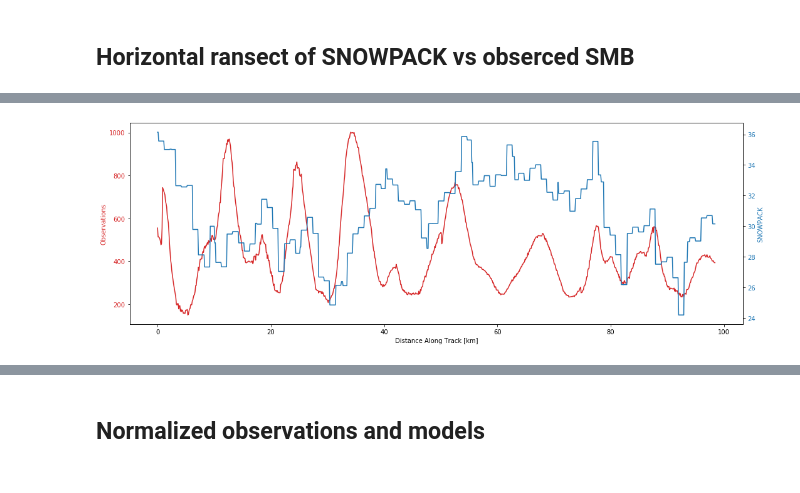
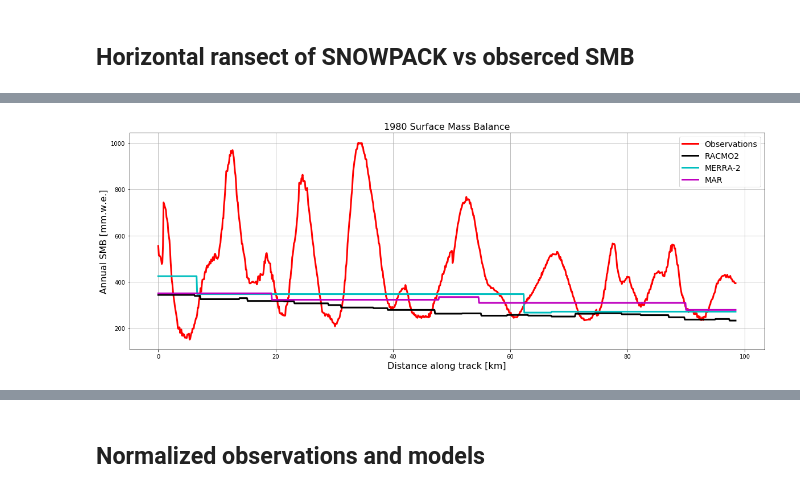
Before and after one commit to EricKeenan/SNOWPACK_WAIS, a Jupyter notebook: analysis/Modelled_vs_observed_SMB.ipynb, the cells around one changed output, grey strips where cells are left out. Cells and saved outputs as stored; diff of their text form; code cells hidden in the pictures.

```diff
--- a/analysis/Modelled_vs_observed_SMB.ipynb
+++ b/analysis/Modelled_vs_observed_SMB.ipynb
@@ -87,7 +88,7 @@ plt.scatter(domain_right, domain_top, c='r')
 ## Determine indices of observations which are in SNOWPACK model domain
 # %%
 # Function to get indices of observations inside of the model domain
-def get_domain_obs(obsX, obsY, obs_accum, domain_left, domain_right, domain_bottom, domain_top):
+def get_domain_obs(obsX, obsY, obs_accum, domain_left, domain_right, domain_bottom, domain_top, obs_lat, obs_lon):
     '''
     Find obs whose X and Y are:
         X: greater than domain_left and less than domain_right
@@ -97,6 +98,8 @@ def get_domain_obs(obsX, obsY, obs_accum, domain_left, domain_right, domain_bott
     obs_accum_filter = obs_accum[filter_func(obsX, obsY)]
     obsX_filter = obsX[filter_func(obsX, obsY)]
     obsY_filter = obsY[filter_func(obsX, obsY)]
+    obs_lat_filter = obs_lat[filter_func(obsX, obsY)]
+    obs_lon_filter = obs_lon[filter_func(obsX, obsY)]
 
-    return obsX_filter, obsY_filter, obs_accum_filter
+    return obsX_filter, obsY_filter, obs_accum_filter, obs_lat_filter, obs_lon_filter
 # %% [markdown]
@@ -104,3 +107,3 @@ def get_domain_obs(obsX, obsY, obs_accum, domain_left, domain_right, domain_bott
 # %%
 # Retrieve observations
-obs_X, obs_Y, obs_accumulation = get_domain_obs(obs_X, obs_Y, obs_accumulation, domain_left, domain_right, domain_bottom, domain_top)
+obs_X, obs_Y, obs_accumulation, obs_lat, obs_lon = get_domain_obs(obs_X, obs_Y, obs_accumulation, domain_left, domain_right, domain_bottom, domain_top, obs_lat, obs_lon)
@@ -156,3 +192,8 @@ Data variables:
+# %%
+MAR_path = "/pl/active/nasa_smb/MAR/MARv3.6.4-Antarctica/MERRA2/"
+MAR_smb = xr.open_dataset(MAR_path + "MAR-MERRA2_smb_1980-2015_annual.nc4")
+MAR_obs = MAR_smb['smb'][0,0,:,:].sel(x=obs_X/1000, y=obs_Y/1000, method='nearest')
+MAR_obs = MAR_obs.values.diagonal()
 # %% [markdown]
 ## Scatter plot of SNOWPACK and observed SMB
 # %%
@@ -163,6 +204,10 @@ plt.scatter(obs_accumulation, SNOWPACK_SMB)
 # %% [markdown]
 ## Horizontal ransect of SNOWPACK vs obserced SMB
 # %%
+# Calculate SNOWPACK multiplicative factor
+hy = 24*365 # Hours in a year
+snowpack_factor = hy / len(ds['time'])
+
 # Indices to plot
 ind0 = 1000
 indf = 2000
@@ -178,39 +223,35 @@ for j in range(ind0, indf):
     dat[count] = np.sqrt(np.square(obs_X[j] - x0) + np.square(obs_Y[j] - y0)) / 1000
 
 # Plot
-fig, ax1 = plt.subplots(figsize=(15,5))
+fig, ax1 = plt.subplots(figsize=(20,7))
+plt.plot(dat, 1000*obs_accumulation[indices], 'r', label='Observations', linewidth=3)
+# plt.plot(dat, snowpack_factor*SNOWPACK_SMB[indices], 'b', label='Alpine-3D', linewidth=3)
+plt.plot(dat, R2_obs[indices], 'k', label='RACMO2', linewidth=3)
+plt.plot(dat, M2_obs[indices], 'c', label='MERRA-2', linewidth=3)
+plt.plot(dat, MAR_obs[indices], 'm', label='MAR', linewidth=3)
+plt.legend(fontsize=14)
+plt.grid()
+plt.ylabel("Annual SMB [mm.w.e.]", fontsize=16)
+plt.xlabel("Distance along track [km]", fontsize=16)
+plt.title("1980 Surface Mass Balance", fontsize=16)
+plt.savefig('SMB_Transect.pdf', format='pdf', dpi=100)
 
-# Observations
-color = 'tab:red'
-ax1.set_ylabel('Observations', color=color)
-ax1.plot(dat, obs_accumulation[indices]*1000, color=color)
-ax1.tick_params(axis='y', labelcolor=color)
-ax2 = ax1.twinx()
+# # Plot elevation
+# plt.figure(figsize=(15,5))
+# plt.plot(dat, dem_obs[indices], label="Elevation")
+# plt.xlabel("Distance along track [km]")
+# plt.ylabel("Elevation [m]")
 
-# SNOWPACK
-color = 'tab:blue'
-ax2.set_ylabel('SNOWPACK', color=color)
-ax2.plot(dat, SNOWPACK_SMB[indices], color=color)
-ax2.tick_params(axis='y', labelcolor=color)
-
-# Settings
-fig.tight_layout()
-ax1.set_xlabel("Distance Along Track [km]")
-plt.savefig("A3D_IceBridge_Transect.png", dpi=100)
-plt.show()
-
-# Alternatively plot on the same axist
-plt.plot(dat, obs_accumulation[indices], 'r', label='Observations')
-plt.plot(dat, SNOWPACK_SMB[indices], 'b', label='Alpine-3D')
-plt.legend()
-
-# plt.plot(dat, obs_accumulation[indices], label='Observations')
-# plt.plot(dat, SNOWPACK_SMB[indices], label="SNOWPACK")
-# plt.legend()
-# plt.ylabel("SMB [m.w.e.]")
-
-plt.figure(figsize=(15,5))
-plt.plot(dat, dem_obs[indices], label="Elevation")
-plt.xlabel("Distance along track [km]")
-plt.ylabel("Elevation [m]")
+# Print mean along track
+print("Mean Observations")
+print("    " + str(1000 * obs_accumulation[indices].mean()))
+print("Mean Alpine-3D")
+print("Alpine-3D Factor = " + str(snowpack_factor))
+print("    " + str(snowpack_factor*SNOWPACK_SMB[indices].mean()))
+print("Mean MERRA-2")
+print("    " + str(M2_obs[indices].mean()))
+print("Mean RACMO2")
+print("    " + str(np.mean(R2_obs[indices])))
+print("Mean MAR")
+print("    " + str(np.mean(MAR_obs[indices])))
 # %% [output]
@@ -217 +269 @@ plt.ylabel("Elevation [m]")
-[figure, old version]
+[figure, new version]
```
Also changed, not shown: parts of 9 cells of this notebook, 4 other files.
